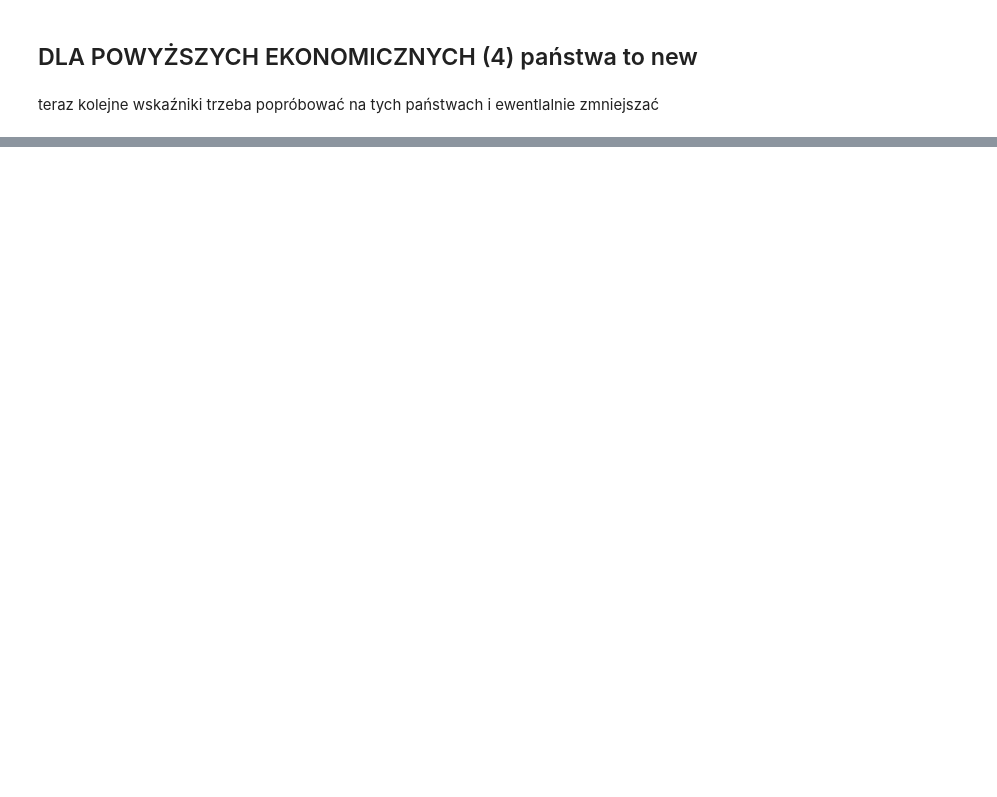
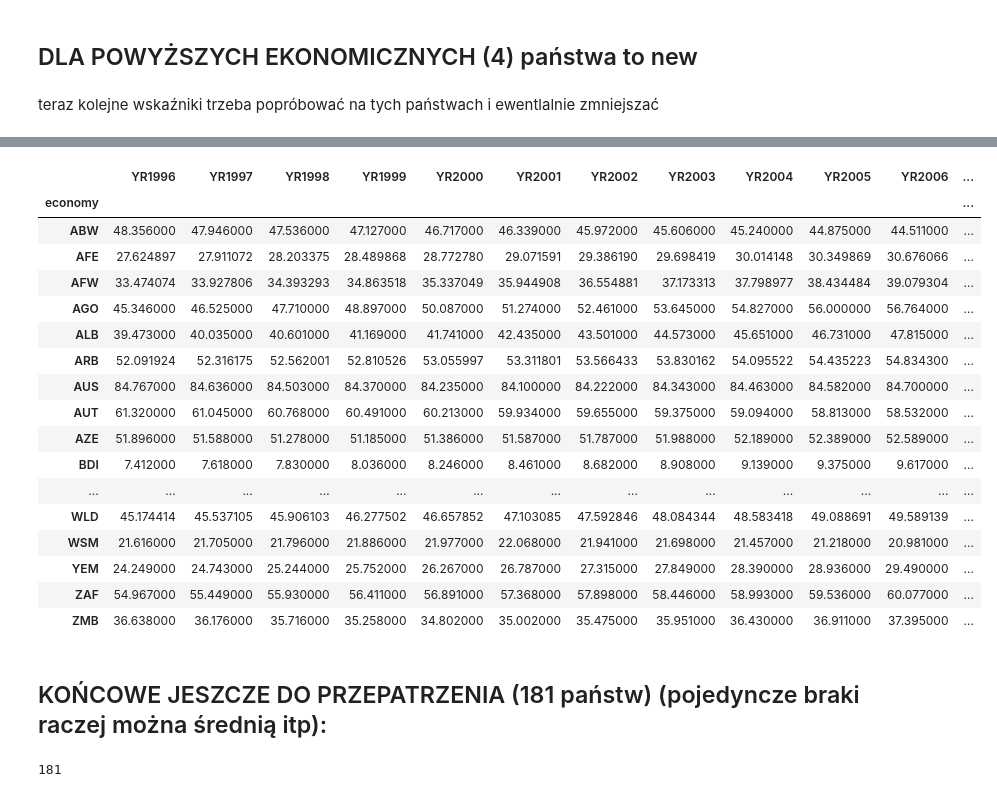
Before and after one commit to lion158/Eksploracja_Danych_Projekt, a Jupyter notebook: data_selection.ipynb, the cells around one changed output, grey strips where cells are left out. Saved outputs shown, nothing was run; the diff lists cells and outputs as text; code cells hidden in the pictures; blank space fills up the shorter version.

```diff
--- a/data_selection.ipynb
+++ b/data_selection.ipynb
@@ -462,0 +500,25 @@ teraz kolejne wskaźniki trzeba popróbować na tych państwach i ewentlalnie zm
+# %%
+df = wb.data.DataFrame('SP.URB.TOTL.IN.ZS', new, time=range(1996, 2022))
+# %%
+df
+# %% [output]
+|  | YR1996 | YR1997 | YR1998 | YR1999 | YR2000 | YR2001 | YR2002 | YR2003 | YR2004 | YR2005 | YR2006 | ... |
+| economy |  |  |  |  |  |  |  |  |  |  |  | ... |
+| ABW | 48.356000 | 47.946000 | 47.536000 | 47.127000 | 46.717000 | 46.339000 | 45.972000 | 45.606000 | 45.240000 | 44.875000 | 44.511000 | ... |
+| AFE | 27.624897 | 27.911072 | 28.203375 | 28.489868 | 28.772780 | 29.071591 | 29.386190 | 29.698419 | 30.014148 | 30.349869 | 30.676066 | ... |
+| AFW | 33.474074 | 33.927806 | 34.393293 | 34.863518 | 35.337049 | 35.944908 | 36.554881 | 37.173313 | 37.798977 | 38.434484 | 39.079304 | ... |
+| AGO | 45.346000 | 46.525000 | 47.710000 | 48.897000 | 50.087000 | 51.274000 | 52.461000 | 53.645000 | 54.827000 | 56.000000 | 56.764000 | ... |
+| ALB | 39.473000 | 40.035000 | 40.601000 | 41.169000 | 41.741000 | 42.435000 | 43.501000 | 44.573000 | 45.651000 | 46.731000 | 47.815000 | ... |
+| ARB | 52.091924 | 52.316175 | 52.562001 | 52.810526 | 53.055997 | 53.311801 | 53.566433 | 53.830162 | 54.095522 | 54.435223 | 54.834300 | ... |
+| AUS | 84.767000 | 84.636000 | 84.503000 | 84.370000 | 84.235000 | 84.100000 | 84.222000 | 84.343000 | 84.463000 | 84.582000 | 84.700000 | ... |
+| AUT | 61.320000 | 61.045000 | 60.768000 | 60.491000 | 60.213000 | 59.934000 | 59.655000 | 59.375000 | 59.094000 | 58.813000 | 58.532000 | ... |
+| AZE | 51.896000 | 51.588000 | 51.278000 | 51.185000 | 51.386000 | 51.587000 | 51.787000 | 51.988000 | 52.189000 | 52.389000 | 52.589000 | ... |
+| BDI | 7.412000 | 7.618000 | 7.830000 | 8.036000 | 8.246000 | 8.461000 | 8.682000 | 8.908000 | 9.139000 | 9.375000 | 9.617000 | ... |
+| ... | ... | ... | ... | ... | ... | ... | ... | ... | ... | ... | ... | ... |
+| WLD | 45.174414 | 45.537105 | 45.906103 | 46.277502 | 46.657852 | 47.103085 | 47.592846 | 48.084344 | 48.583418 | 49.088691 | 49.589139 | ... |
+| WSM | 21.616000 | 21.705000 | 21.796000 | 21.886000 | 21.977000 | 22.068000 | 21.941000 | 21.698000 | 21.457000 | 21.218000 | 20.981000 | ... |
+| YEM | 24.249000 | 24.743000 | 25.244000 | 25.752000 | 26.267000 | 26.787000 | 27.315000 | 27.849000 | 28.390000 | 28.936000 | 29.490000 | ... |
+| ZAF | 54.967000 | 55.449000 | 55.930000 | 56.411000 | 56.891000 | 57.368000 | 57.898000 | 58.446000 | 58.993000 | 59.536000 | 60.077000 | ... |
+| ZMB | 36.638000 | 36.176000 | 35.716000 | 35.258000 | 34.802000 | 35.002000 | 35.475000 | 35.951000 | 36.430000 | 36.911000 | 37.395000 | ... |
+# %% [markdown]
+## KOŃCOWE JESZCZE DO PRZEPATRZENIA (181 państw) (pojedyncze braki raczej można średnią itp):
@@ -462,0 +531,4 @@ teraz kolejne wskaźniki trzeba popróbować na tych państwach i ewentlalnie zm
+# %%
+len(countrys)
+# %% [output]
+181
```
Also changed, not shown: parts of 10 cells of this notebook.
